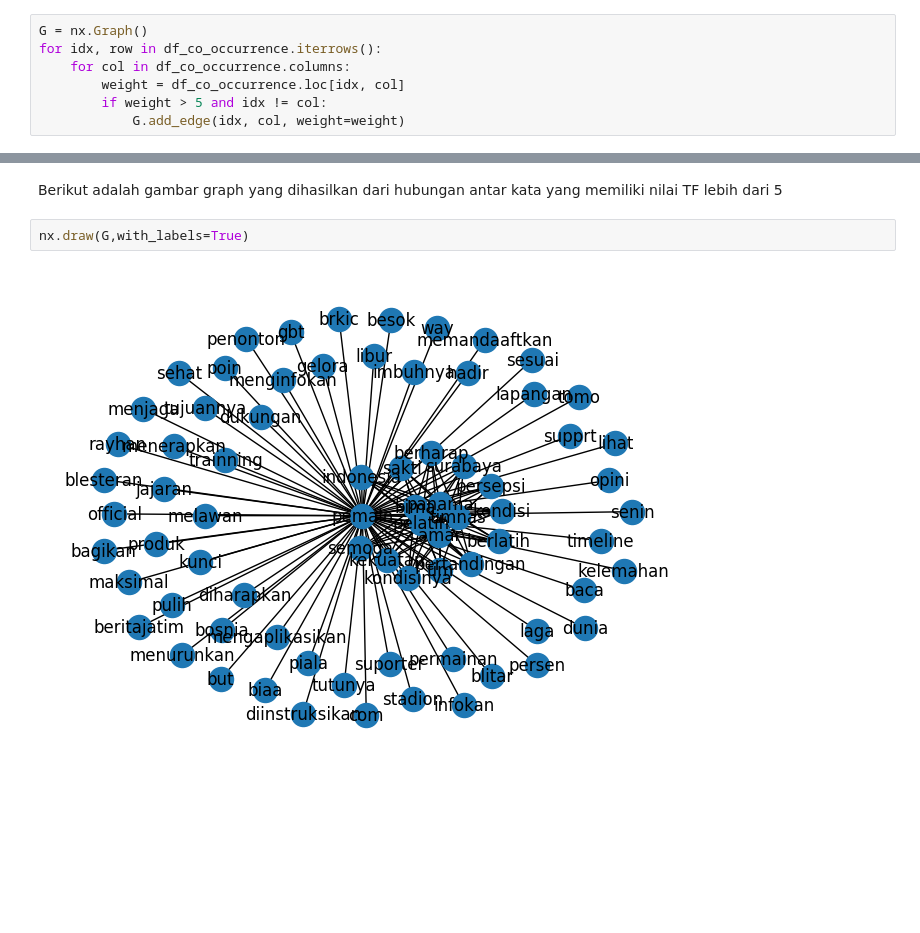
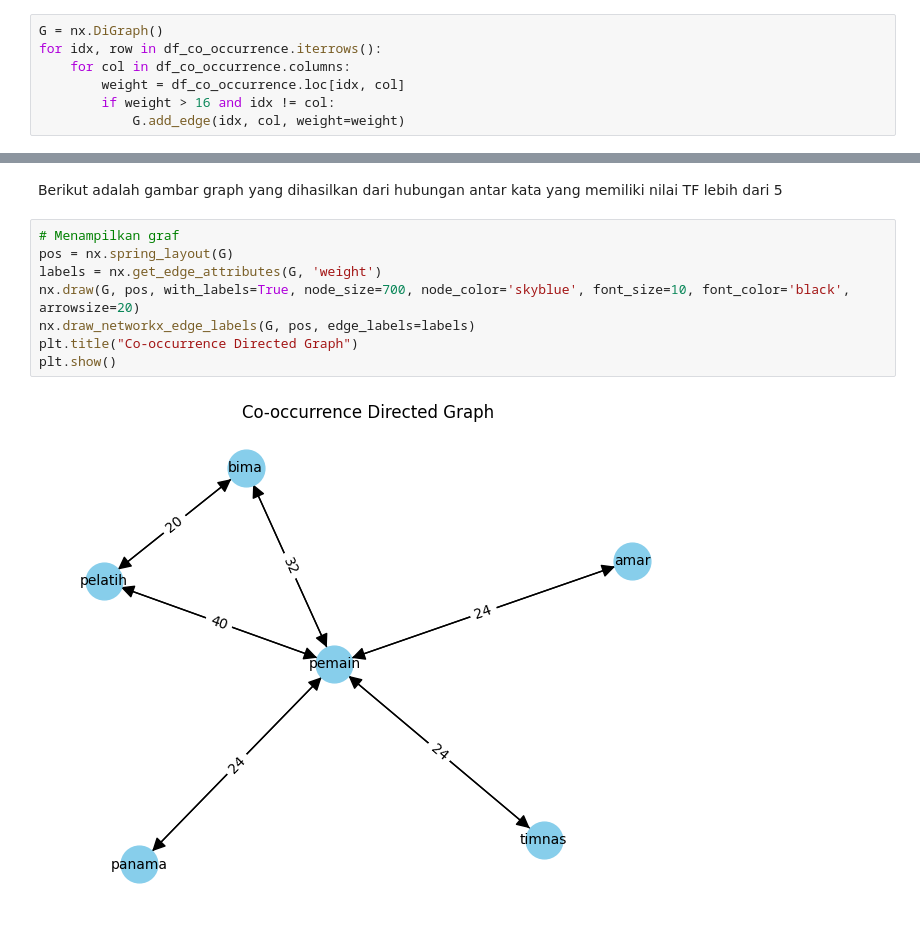
Before and after one commit to akhmadamanulloh/datamining, a Jupyter notebook: _sources/ekstraksi_kata_kunci.ipynb, the cells around one changed output, grey strips where cells are left out. Cells and saved outputs as stored; diff of their text form; blank space fills up the shorter version.

```diff
--- a/_sources/ekstraksi_kata_kunci.ipynb
+++ b/_sources/ekstraksi_kata_kunci.ipynb
@@ -114,9 +115,9 @@ df_co_occurrence
 # %% [markdown]
 Pembentukan Graph : Setiap kata yang memiliki hubungan dengan kata lain dan nilai Term frequency lebih dari 5 akan dibentuk node yang saling terhubung
 # %%
-G = nx.Graph()
+G = nx.DiGraph()
 for idx, row in df_co_occurrence.iterrows():
     for col in df_co_occurrence.columns:
         weight = df_co_occurrence.loc[idx, col]
-        if weight > 5 and idx != col:
+        if weight > 16 and idx != col:
             G.add_edge(idx, col, weight=weight)
@@ -135,6 +151,12 @@ sorted_d
 # %% [markdown]
 Berikut adalah gambar graph yang dihasilkan dari hubungan antar kata yang memiliki nilai TF lebih dari 5
-# %%
-nx.draw(G,with_labels=True)
-# %% [output]
-[figure, removed]
+# %%
+# Menampilkan graf
+pos = nx.spring_layout(G)
+labels = nx.get_edge_attributes(G, 'weight')
+nx.draw(G, pos, with_labels=True, node_size=700, node_color='skyblue', font_size=10, font_color='black', arrowsize=20)
+nx.draw_networkx_edge_labels(G, pos, edge_labels=labels)
+plt.title("Co-occurrence Directed Graph")
+plt.show()
+# %% [output]
+[figure, added]
```
Also changed, not shown: parts of 6 cells of this notebook, 3 other files.
